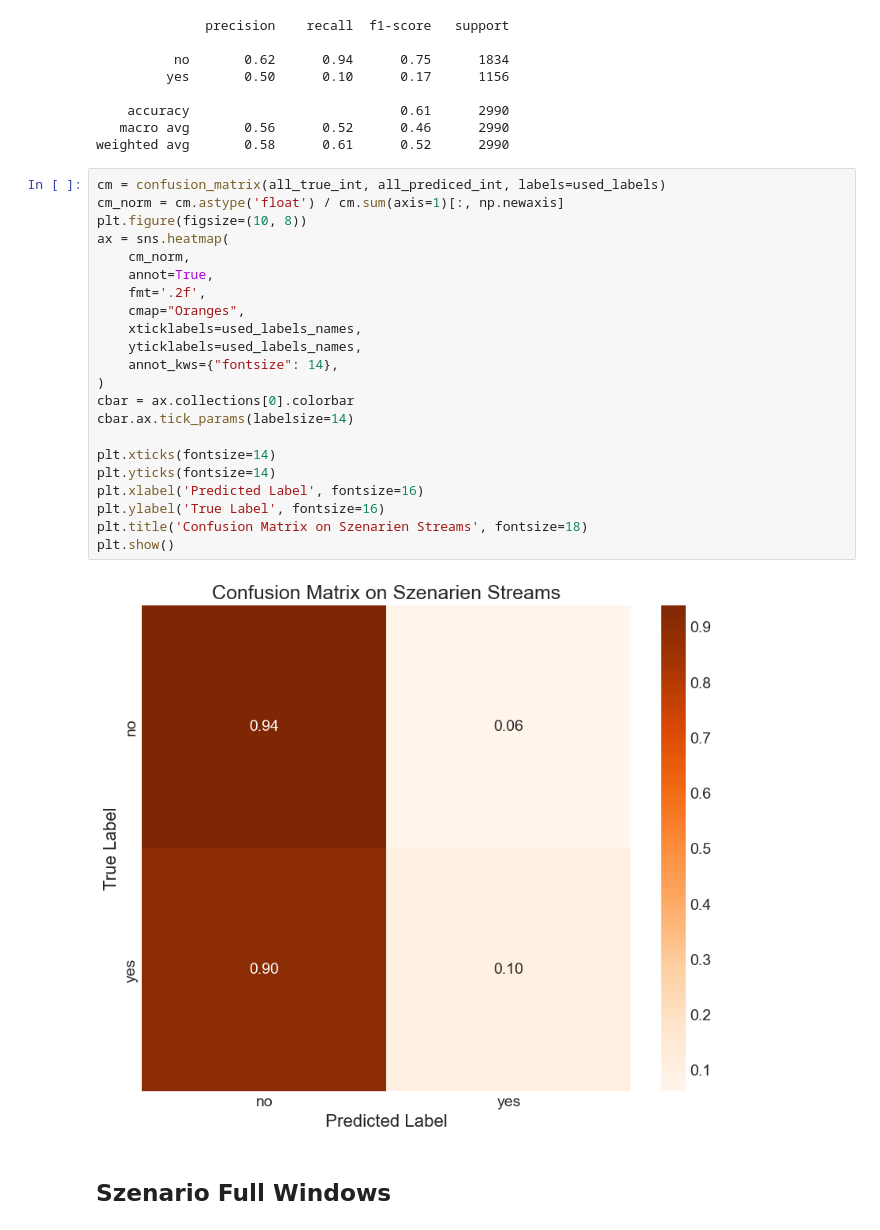
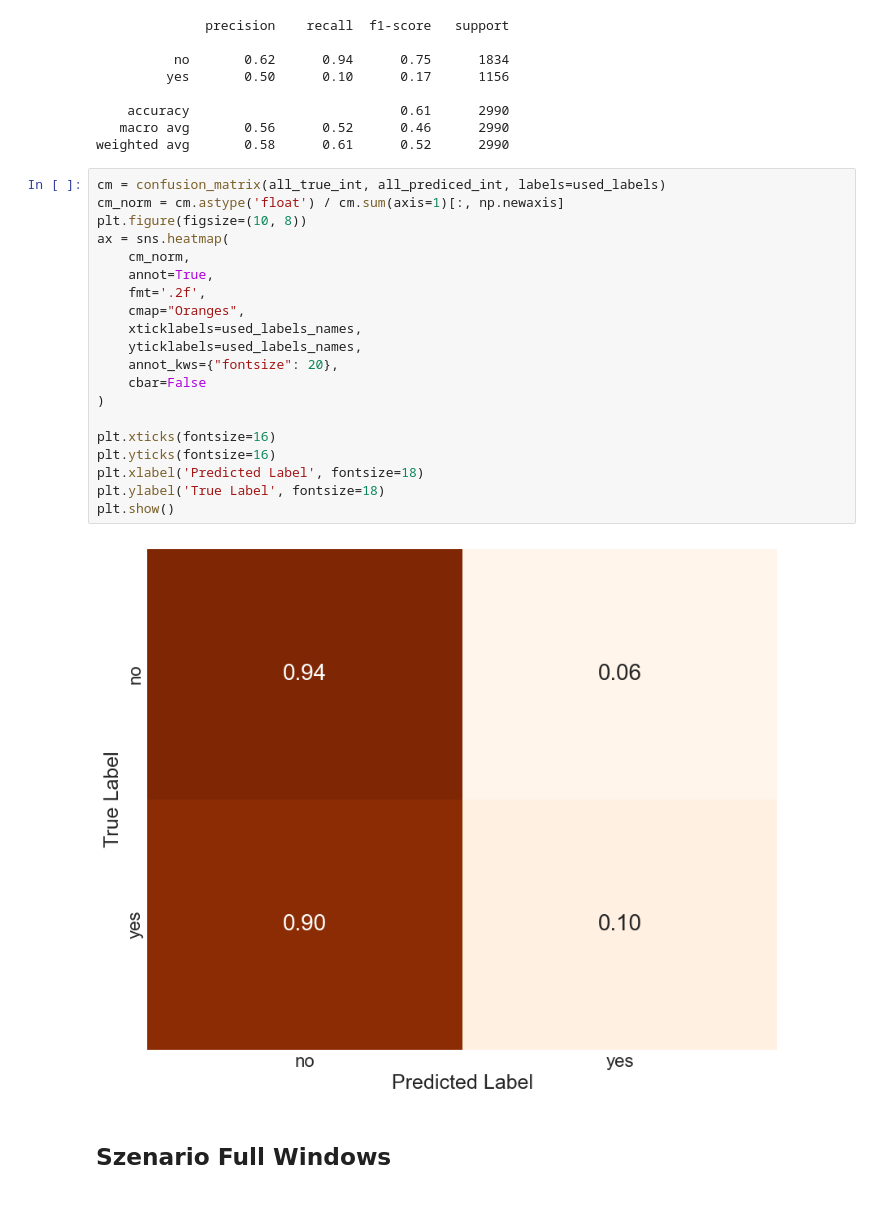
Before and after one commit to gutentag2012/master-knob-data-analysis, a Jupyter notebook: final_binary_classic_sliding.ipynb, the cells around one changed output. Drawn from its saved outputs; the diff is of its cells as text.

```diff
--- a/final_binary_classic_sliding.ipynb
+++ b/final_binary_classic_sliding.ipynb
@@ -1399,27 +1373,25 @@ weighted avg       0.58      0.61      0.52      2990
 # %%
 cm = confusion_matrix(all_true_int, all_prediced_int, labels=used_labels)
 cm_norm = cm.astype('float') / cm.sum(axis=1)[:, np.newaxis]
 plt.figure(figsize=(10, 8))
 ax = sns.heatmap(
     cm_norm,
     annot=True,
     fmt='.2f',
     cmap="Oranges",
     xticklabels=used_labels_names,
     yticklabels=used_labels_names,
-    annot_kws={"fontsize": 14},
+    annot_kws={"fontsize": 20},
+    cbar=False
 )
-cbar = ax.collections[0].colorbar
-cbar.ax.tick_params(labelsize=14)
 
-plt.xticks(fontsize=14)
-plt.yticks(fontsize=14)
-plt.xlabel('Predicted Label', fontsize=16)
-plt.ylabel('True Label', fontsize=16)
-plt.title('Confusion Matrix on Szenarien Streams', fontsize=18)
+plt.xticks(fontsize=16)
+plt.yticks(fontsize=16)
+plt.xlabel('Predicted Label', fontsize=18)
+plt.ylabel('True Label', fontsize=18)
 plt.show()
 # %% [output]
-[figure, old version]
+[figure, new version]
 # %% [markdown]
 ## Szenario Full Windows
 # %%
```
Also changed, not shown: parts of 9 cells of this notebook, 28 other files.
